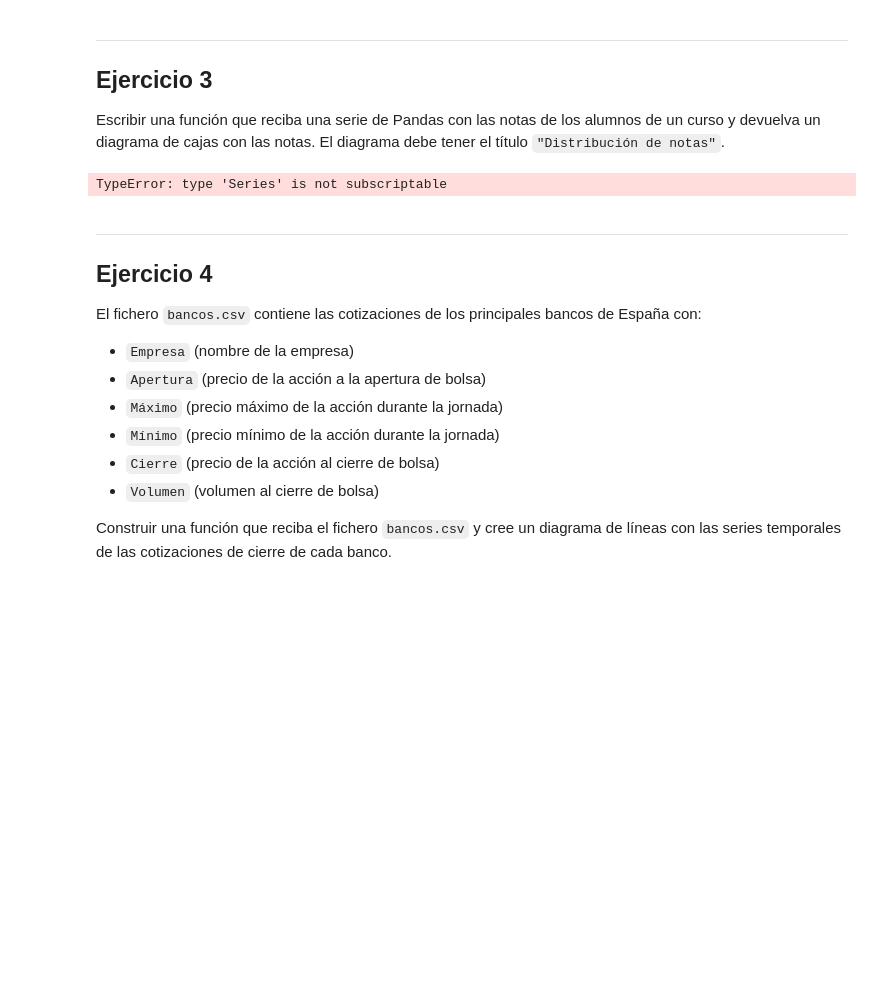
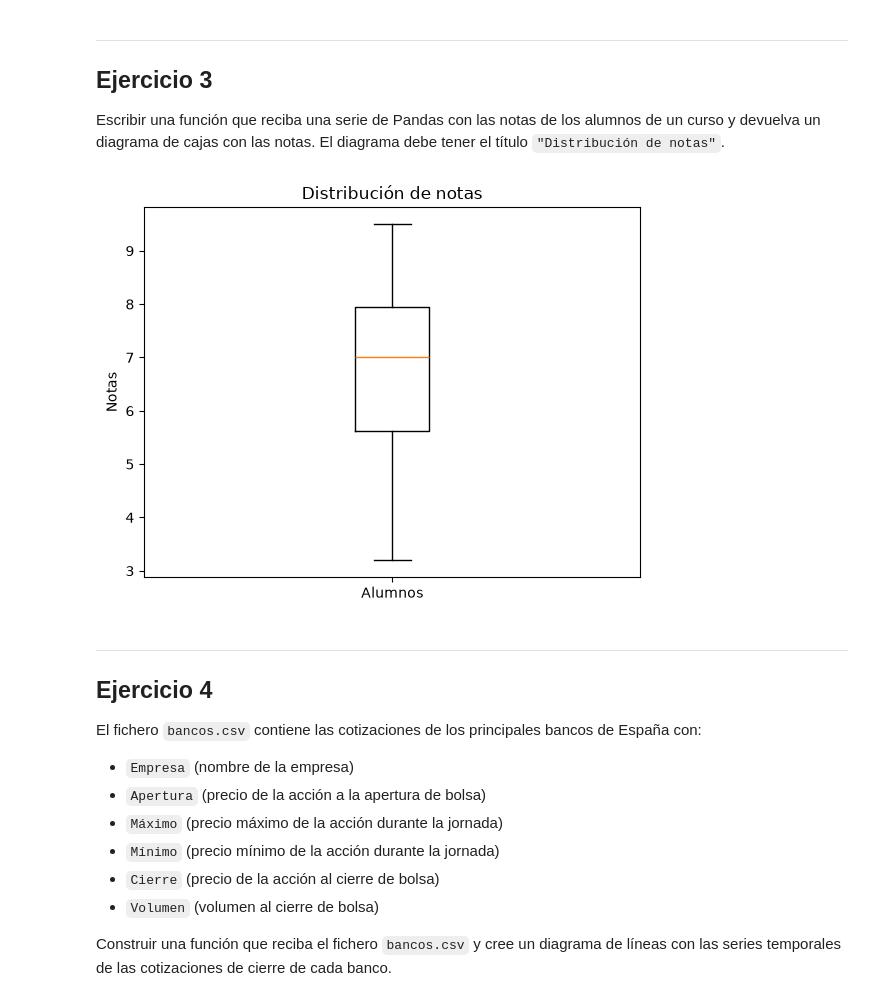
Before and after one commit to VictorFigueroa-IesPsur/PIA-MIA, a Jupyter notebook: Python/Estadistica_Python/matplotlib/Ejercicios_con_Matplotlib.ipynb, the cells around one changed output. Cells and saved outputs as stored; diff of their text form; code cells hidden in the pictures; blank space fills up the shorter version.

```diff
--- a/Python/Estadistica_Python/matplotlib/Ejercicios_con_Matplotlib.ipynb
+++ b/Python/Estadistica_Python/matplotlib/Ejercicios_con_Matplotlib.ipynb
@@ -65,13 +65,20 @@ plt.show()
 ---
 ## Ejercicio 3
 Escribir una función que reciba una serie de Pandas con las notas de los alumnos de un curso y devuelva un diagrama de cajas con las notas. El diagrama debe tener el título `"Distribución de notas"`.
-# %%
-notas=pd.Series(2,4,6,6,6.7,7.7,9,1,10,10,2,2.5,7)
-
-plt.boxplot(notas)
-plt.show()
-# %% [output]
-TypeError: type 'Series' is not subscriptable
+# %%
+def diagrama_cajas_notas(serie_notas):
+    fig, ax = plt.subplots()
+    ax.boxplot(serie_notas)
+    ax.set_title("Distribución de notas")
+    ax.set_ylabel("Notas")
+    ax.set_xticklabels(["Alumnos"])
+    return ax
+
+notas_alumnos = pd.Series([5.5, 6.0, 7.2, 8.1, 9.5, 4.0, 6.8, 7.5, 8.8, 3.2])
+diagrama_cajas_notas(notas_alumnos)
+plt.show()
+# %% [output]
+[figure, added]
 # %% [markdown]
 ---
 ## Ejercicio 4
```
Also changed, not shown: 3 other files.
